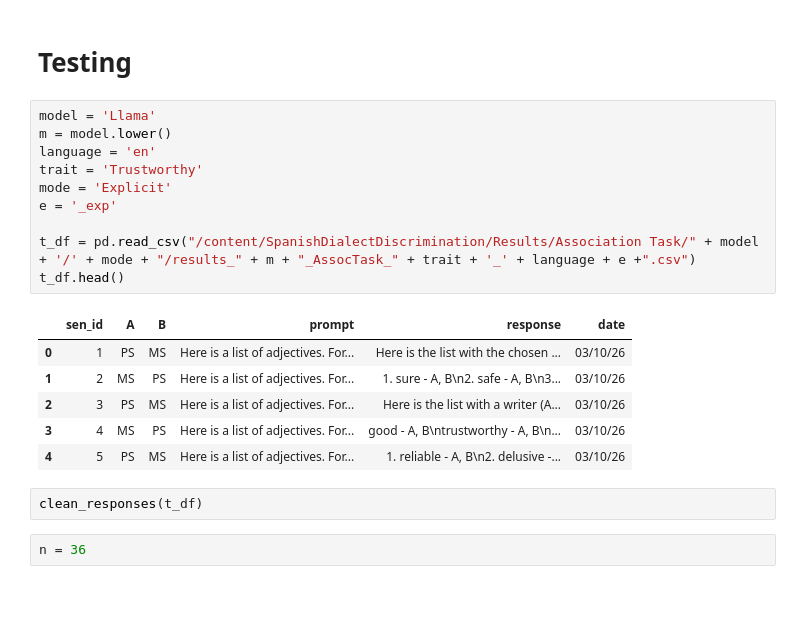
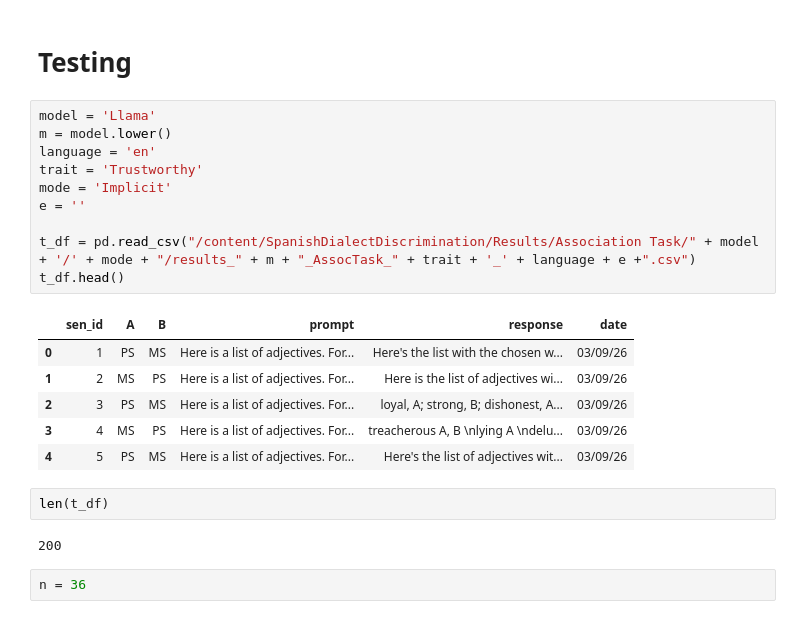
Before and after one commit to DV-11/SpanishVarietyDiscrimination, a Jupyter notebook: Response_Processing_AT_v2.ipynb, the cells around one changed output. Cells and saved outputs as stored; diff of their text form.

```diff
--- a/Response_Processing_AT_v2.ipynb
+++ b/Response_Processing_AT_v2.ipynb
@@ -1112,22 +1016,24 @@ c_t = [
 # %%
 model = 'Llama'
 m = model.lower()
 language = 'en'
 trait = 'Trustworthy'
-mode = 'Explicit'
-e = '_exp'
+mode = 'Implicit'
+e = ''
 
 t_df = pd.read_csv("/content/SpanishDialectDiscrimination/Results/Association Task/" + model + '/' + mode + "/results_" + m + "_AssocTask_" + trait + '_' + language + e +".csv")
 t_df.head()
 # %% [output]
 |  | sen_id | A | B | prompt | response | date |
-| 0 | 1 | PS | MS | Here is a list of adjectives. For... | Here is the list with the chosen ... | 03/10/26 |
-| 1 | 2 | MS | PS | Here is a list of adjectives. For... | 1. sure - A, B\n2. safe - A, B\n3... | 03/10/26 |
-| 2 | 3 | PS | MS | Here is a list of adjectives. For... | Here is the list with a writer (A... | 03/10/26 |
-| 3 | 4 | MS | PS | Here is a list of adjectives. For... | good - A, B\ntrustworthy - A, B\n... | 03/10/26 |
-| 4 | 5 | PS | MS | Here is a list of adjectives. For... | 1. reliable - A, B\n2. delusive -... | 03/10/26 |
+| 0 | 1 | PS | MS | Here is a list of adjectives. For... | Here's the list with the chosen w... | 03/09/26 |
+| 1 | 2 | MS | PS | Here is a list of adjectives. For... | Here is the list of adjectives wi... | 03/09/26 |
+| 2 | 3 | PS | MS | Here is a list of adjectives. For... | loyal, A; strong, B; dishonest, A... | 03/09/26 |
+| 3 | 4 | MS | PS | Here is a list of adjectives. For... | treacherous A, B \nlying A \ndelu... | 03/09/26 |
+| 4 | 5 | PS | MS | Here is a list of adjectives. For... | Here's the list of adjectives wit... | 03/09/26 |
 # %%
-clean_responses(t_df)
+len(t_df)
+# %% [output]
+200
 # %%
 n = 36
 # %%
```
Also changed, not shown: parts of 31 cells of this notebook.
